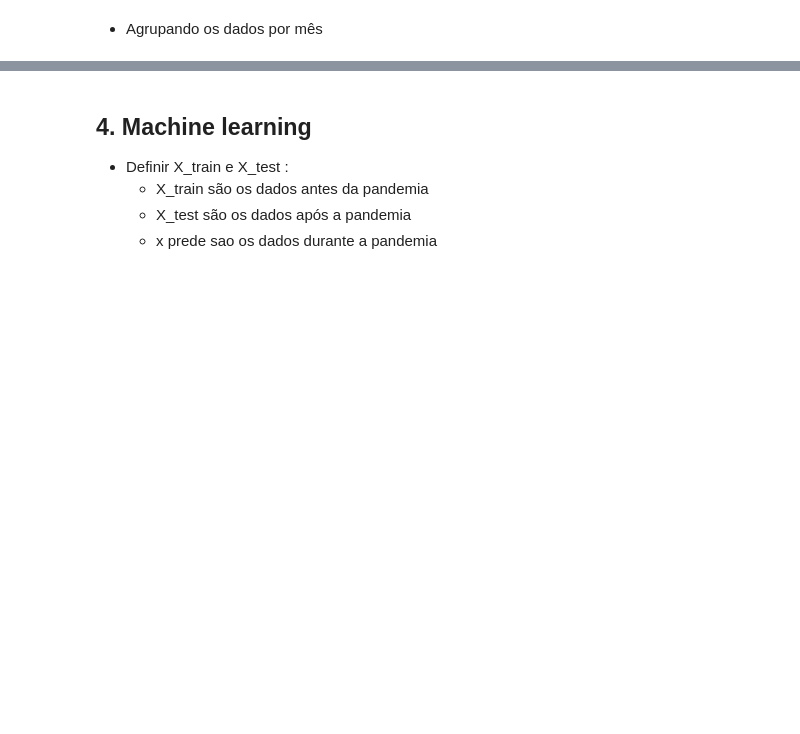
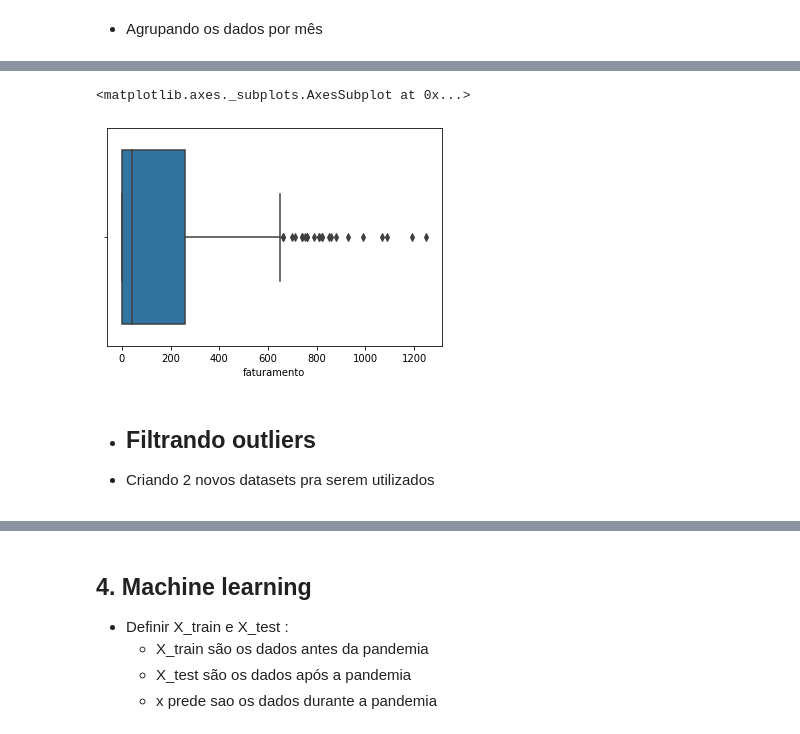
Before and after one commit to robertferro/previsao_faturamento_studio_estetica, a Jupyter notebook: dados-studio/coleta-manipulacao-de-dados.ipynb, the cells around one changed output, grey strips where cells are left out. Drawn from its saved outputs; the diff is of its cells as text; code cells hidden in the pictures; blank space fills up the shorter version.

```diff
--- a/dados-studio/coleta-manipulacao-de-dados.ipynb
+++ b/dados-studio/coleta-manipulacao-de-dados.ipynb
@@ -81,0 +126,9 @@ dados.corr()
+# %%
+sns.boxplot(x=dados['faturamento'])
+# %% [output]
+<matplotlib.axes._subplots.AxesSubplot at 0x...>
+[figure, added]
+# %% [markdown]
+ - ## Filtrando outliers
+
+  - Criando 2 novos datasets pra serem utilizados
```
Also changed, not shown: parts of 51 cells of this notebook.
